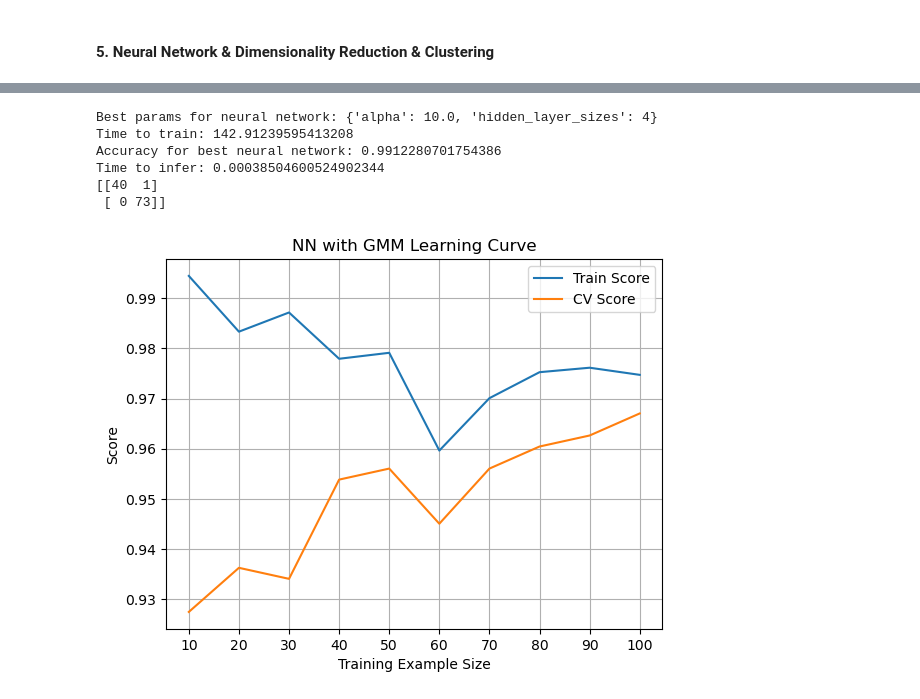
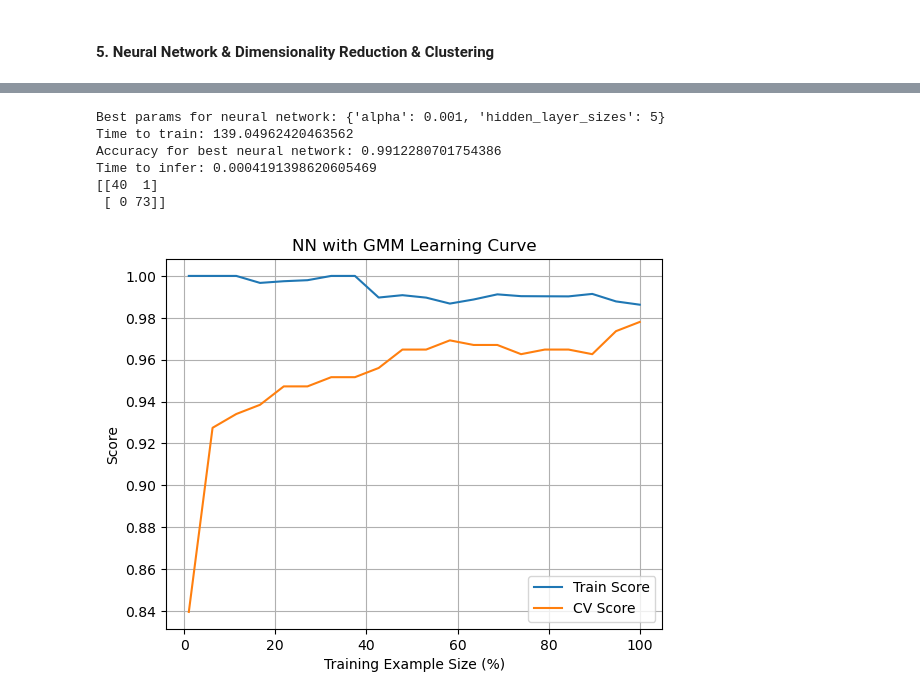
Before and after one commit to skirenekim/CS7641-Machine-Learning, a Jupyter notebook: HW3/main.ipynb, the cells around one changed output, grey strips where cells are left out. Saved outputs shown, nothing was run; the diff lists cells and outputs as text; code cells hidden in the pictures.

```diff
--- a/HW3/main.ipynb
+++ b/HW3/main.ipynb
@@ -851,7 +890,7 @@ X_train, X_test, y_train, y_test = train_test_split(X, y, stratify=y, test_size=
 X_val, X_test, y_val, y_test = train_test_split(X_test, y_test, test_size = 0.5, random_state = seed)
 # %%
 # K-means
-k = 6
+k = 3
 k_means_clf = KMeans(n_clusters=k, random_state= seed)
 k_means_clf.fit_transform(X)
 kmeans_X = np.append(X, k_means_clf.fit_transform(X), 1)
@@ -880,16 +919,15 @@ print(confusion_matrix(y_KMeans_test, clf_nn.predict(X_KMeans_test)))
 classifier_neural_network_learning = MLPClassifier(random_state= seed, max_iter=2000,
                                                    hidden_layer_sizes=clf_nn.best_params_['hidden_layer_sizes'],
                                                    alpha=clf_nn.best_params_['alpha'])
-_, train_scores, test_scores = learning_curve(classifier_neural_network_learning, X_KMeans_train, y_KMeans_train, train_sizes=np.linspace(0.1,1.0,10), cv= 5)
+_, train_scores, test_scores = learning_curve(classifier_neural_network_learning, X_KMeans_train, y_KMeans_train, train_sizes=np.linspace(0.01, 1.0, 20), cv= 5)
 
 plt.figure()
-plt.plot(np.linspace(0.1,1.0,10)*100, np.mean(train_scores, axis=1), label='Train Score')
-plt.plot(np.linspace(0.1,1.0,10)*100, np.mean(test_scores, axis=1), label='CV Score')
+plt.plot(np.linspace(0.01, 1.0, 20)*100, np.mean(train_scores, axis=1), label='Train Score')
+plt.plot(np.linspace(0.01, 1.0, 20)*100, np.mean(test_scores, axis=1), label='CV Score')
 plt.legend()
 plt.title("NN with K-Means Learning Curve")
-plt.xlabel("Training Example Size")
+plt.xlabel("Training Example Size (%)")
 plt.ylabel("Score")
-plt.xticks(np.linspace(0.1,1.0,10)*100)
 plt.grid()
 plt.show()
 # %% [output]
@@ -911,7 +988,7 @@ gmm.predict_proba(X)
 gmm_X = np.append(X, gmm.predict_proba(X), 1)
 X_GMM_train, X_GMM_test, y_GMM_train, y_GMM_test = train_test_split(gmm_X, y, test_size=0.2, random_state=seed)
 
-clf_nn = MLPClassifier(random_state=42, max_iter=2000)
+clf_nn = MLPClassifier(random_state= seed, max_iter=2000)
 param_grid = {'alpha': np.logspace(-3,3,7), 'hidden_layer_sizes': np.arange(1, 10, 1)}
 clf_nn_best = GridSearchCV(clf_nn, param_grid=param_grid, cv=5)
 
@@ -919,39 +996,38 @@ start_time = time.time()
 clf_nn_best.fit(X_GMM_train, y_GMM_train)
 end_time = time.time()
 time_train = end_time-start_time
 print("Best params for neural network:",clf_nn_best.best_params_)
 print("Time to train:",time_train)
 
 start_time = time.time()
 classifier_accuracy = accuracy_score(y_GMM_test, clf_nn_best.predict(X_GMM_test))
 end_time = time.time()
 time_infer = end_time-start_time
 print("Accuracy for best neural network:", classifier_accuracy)
 print("Time to infer:",time_infer)
 print(confusion_matrix(y_GMM_test, clf_nn_best.predict(X_GMM_test)))
 
 
 # With best hyperparameter configuration
 classifier_neural_network_learning = MLPClassifier(random_state= seed, max_iter=2000,
                                                    hidden_layer_sizes=clf_nn_best.best_params_['hidden_layer_sizes'],
                                                    alpha=clf_nn_best.best_params_['alpha'])
-_, train_scores, test_scores = learning_curve(classifier_neural_network_learning, X_GMM_train, y_GMM_train, train_sizes=np.linspace(0.1,1.0,10), cv=5)
+_, train_scores, test_scores = learning_curve(classifier_neural_network_learning, X_GMM_train, y_GMM_train, train_sizes=np.linspace(0.01, 1.0, 20), cv=5)
 
 plt.figure()
-plt.plot(np.linspace(0.1,1.0,10)*100, np.mean(train_scores, axis=1), label='Train Score')
-plt.plot(np.linspace(0.1,1.0,10)*100, np.mean(test_scores, axis=1), label='CV Score')
+plt.plot(np.linspace(0.01, 1.0, 20)*100, np.mean(train_scores, axis=1), label='Train Score')
+plt.plot(np.linspace(0.01, 1.0, 20)*100, np.mean(test_scores, axis=1), label='CV Score')
 plt.legend()
 plt.title("NN with GMM Learning Curve")
-plt.xlabel("Training Example Size")
+plt.xlabel("Training Example Size (%)")
 plt.ylabel("Score")
-plt.xticks(np.linspace(0.1,1.0,10)*100)
 plt.grid()
 plt.show()
 # %% [output]
-Best params for neural network: {'alpha': 10.0, 'hidden_layer_sizes': 4}
-Time to train: 142.91239595413208
+Best params for neural network: {'alpha': 0.001, 'hidden_layer_sizes': 5}
+Time to train: 139.04962420463562
 Accuracy for best neural network: 0.9912280701754386
-Time to infer: 0.00038504600524902344
+Time to infer: 0.0004191398620605469
 [[40  1]
  [ 0 73]]
-[figure, old version]
+[figure, new version]
```
Also changed, not shown: parts of 19 cells of this notebook, 36 other files.
